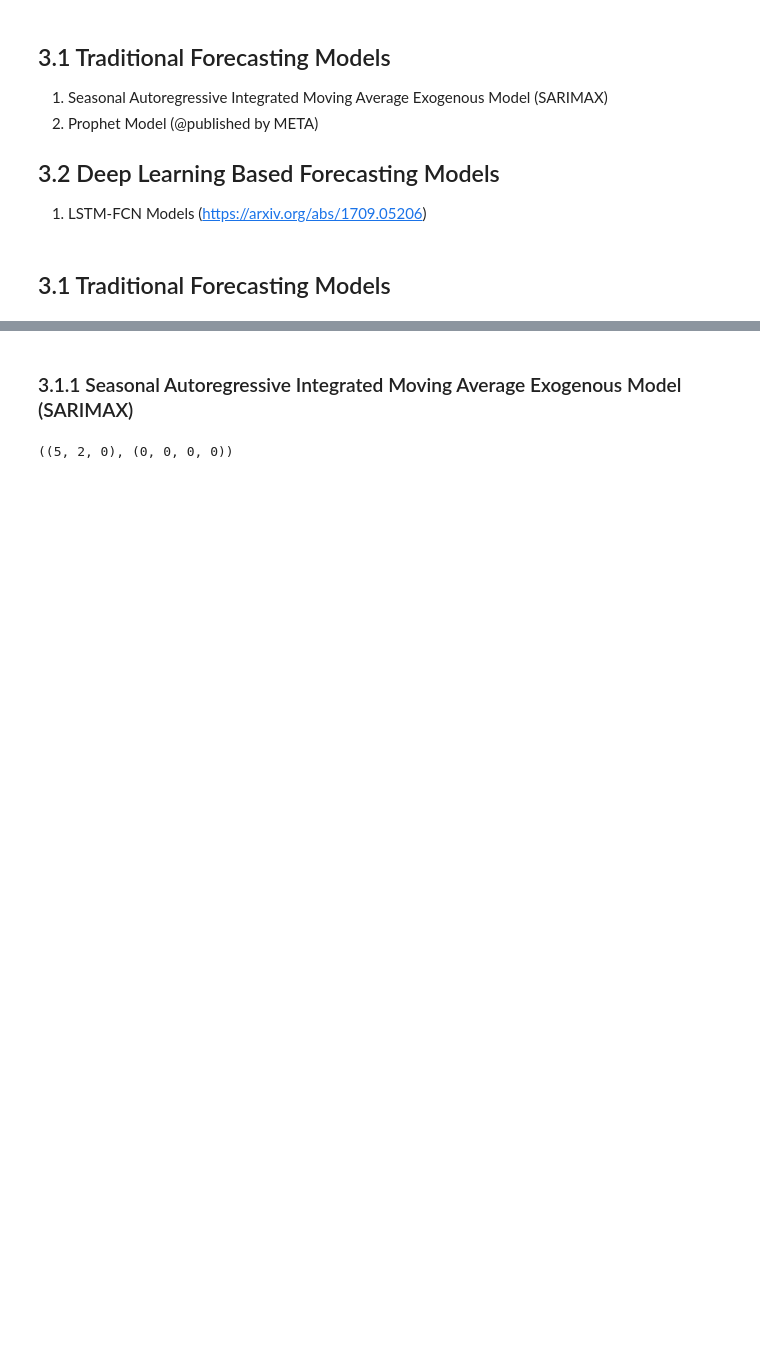
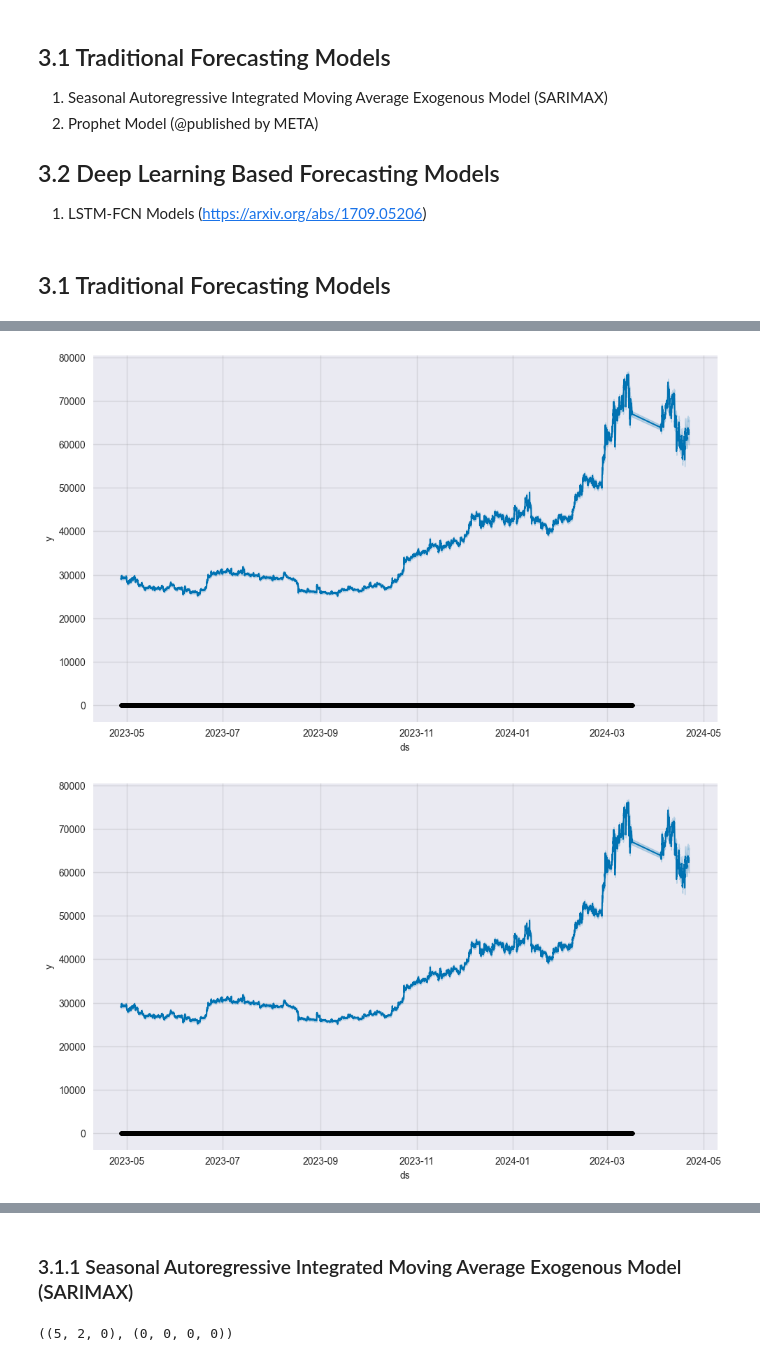
Before and after one commit to emrecobann/SurfingBTCWaves, a Jupyter notebook: SurfingBTC.ipynb, the cells around one changed output, grey strips where cells are left out. Cells and saved outputs as stored; diff of their text form; code cells hidden in the pictures; blank space fills up the shorter version.

```diff
--- a/SurfingBTC.ipynb
+++ b/SurfingBTC.ipynb
@@ -368,0 +458,10 @@ X_train.index[0],  X_val.index[0], X_test.index[0]
+# %%
+forecast_data_orig = forecast_data
+forecast_data_orig["yhat"] = np.exp(forecast_data_orig["yhat"])
+forecast_data_orig["yhat_lower"] = np.exp(forecast_data_orig["yhat_lower"])
+forecast_data_orig["yhat_upper"] = np.exp(forecast_data_orig["yhat_upper"])
+
+prophet_model.plot(forecast_data_orig)
+# %% [output]
+[figure, added]
+[figure, added]
```
Also changed, not shown: parts of 27 cells of this notebook.
